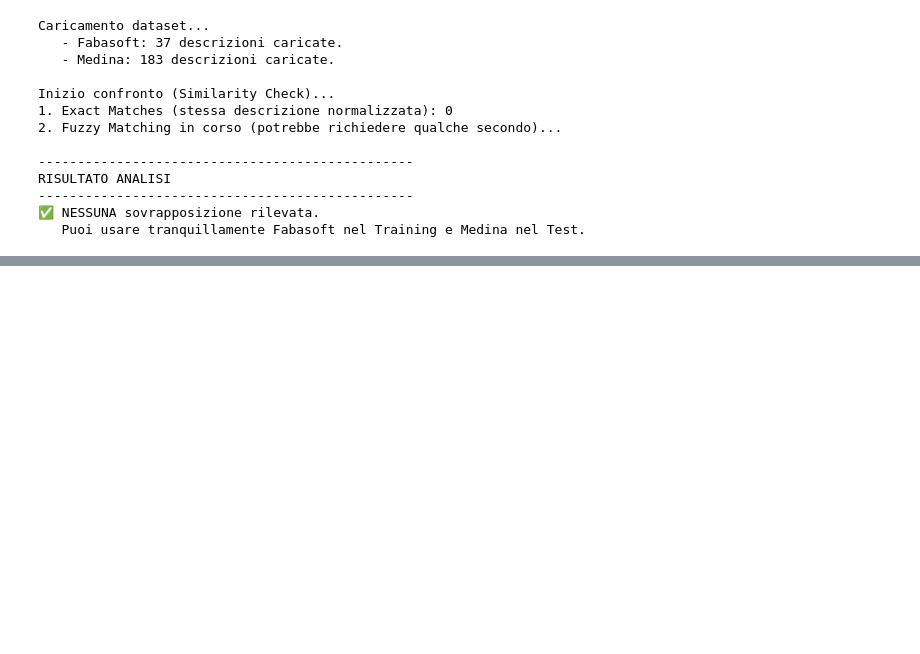
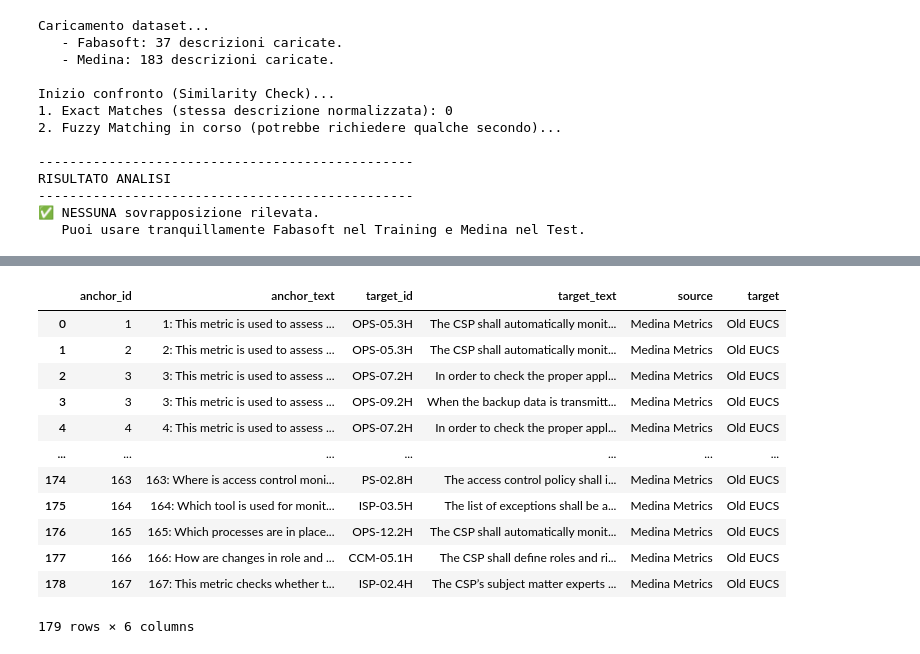
Before and after one commit to bianchi-john/ControlsMetrics, a Jupyter notebook: 3 - generateTrainAndTestData.ipynb, the cells around one changed output, grey strips where cells are left out. Saved outputs shown, nothing was run; the diff lists cells and outputs as text; code cells hidden in the pictures; blank space fills up the shorter version.

```diff
--- a/3 - generateTrainAndTestData.ipynb
+++ b/3 - generateTrainAndTestData.ipynb
@@ -1584,0 +1609,16 @@ RISULTATO ANALISI
+# %%
+test1
+# %% [output]
+|  | anchor_id | anchor_text | target_id | target_text | source | target |
+| 0 | 1 | 1: This metric is used to assess ... | OPS-05.3H | The CSP shall automatically monit... | Medina Metrics | Old EUCS |
+| 1 | 2 | 2: This metric is used to assess ... | OPS-05.3H | The CSP shall automatically monit... | Medina Metrics | Old EUCS |
+| 2 | 3 | 3: This metric is used to assess ... | OPS-07.2H | In order to check the proper appl... | Medina Metrics | Old EUCS |
+| 3 | 3 | 3: This metric is used to assess ... | OPS-09.2H | When the backup data is transmitt... | Medina Metrics | Old EUCS |
+| 4 | 4 | 4: This metric is used to assess ... | OPS-07.2H | In order to check the proper appl... | Medina Metrics | Old EUCS |
+| ... | ... | ... | ... | ... | ... | ... |
+| 174 | 163 | 163: Where is access control moni... | PS-02.8H | The access control policy shall i... | Medina Metrics | Old EUCS |
+| 175 | 164 | 164: Which tool is used for monit... | ISP-03.5H | The list of exceptions shall be a... | Medina Metrics | Old EUCS |
+| 176 | 165 | 165: Which processes are in place... | OPS-12.2H | The CSP shall automatically monit... | Medina Metrics | Old EUCS |
+| 177 | 166 | 166: How are changes in role and ... | CCM-05.1H | The CSP shall define roles and ri... | Medina Metrics | Old EUCS |
+| 178 | 167 | 167: This metric checks whether t... | ISP-02.4H | The CSP’s subject matter experts ... | Medina Metrics | Old EUCS |
+179 rows × 6 columns
```
Also changed, not shown: parts of 9 cells of this notebook, 9 other files.
